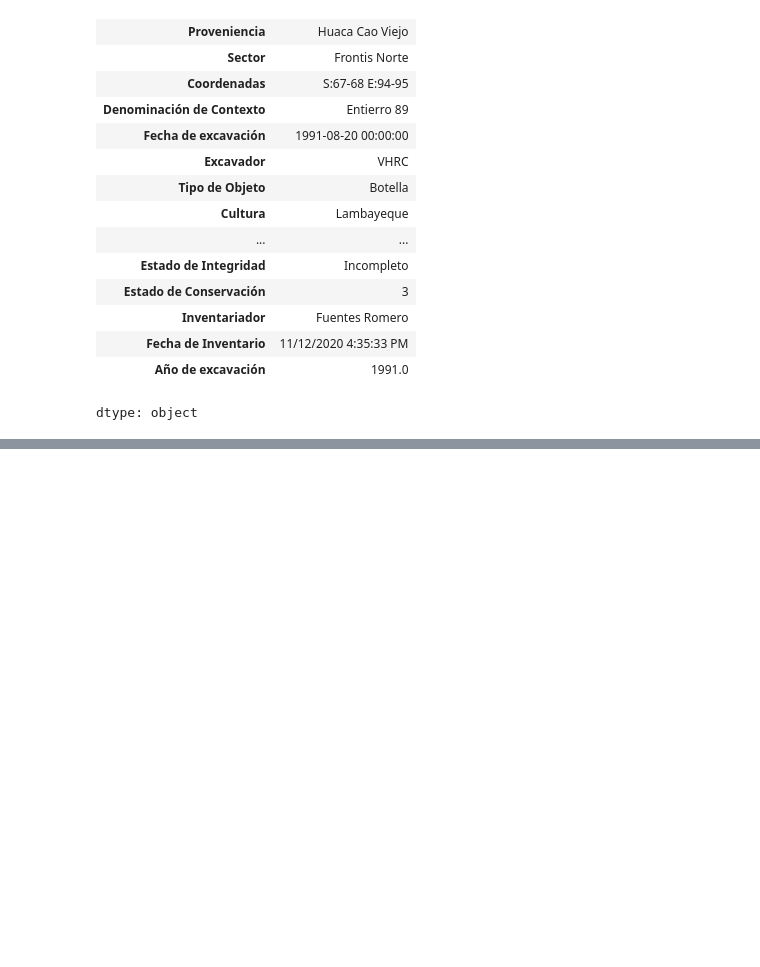
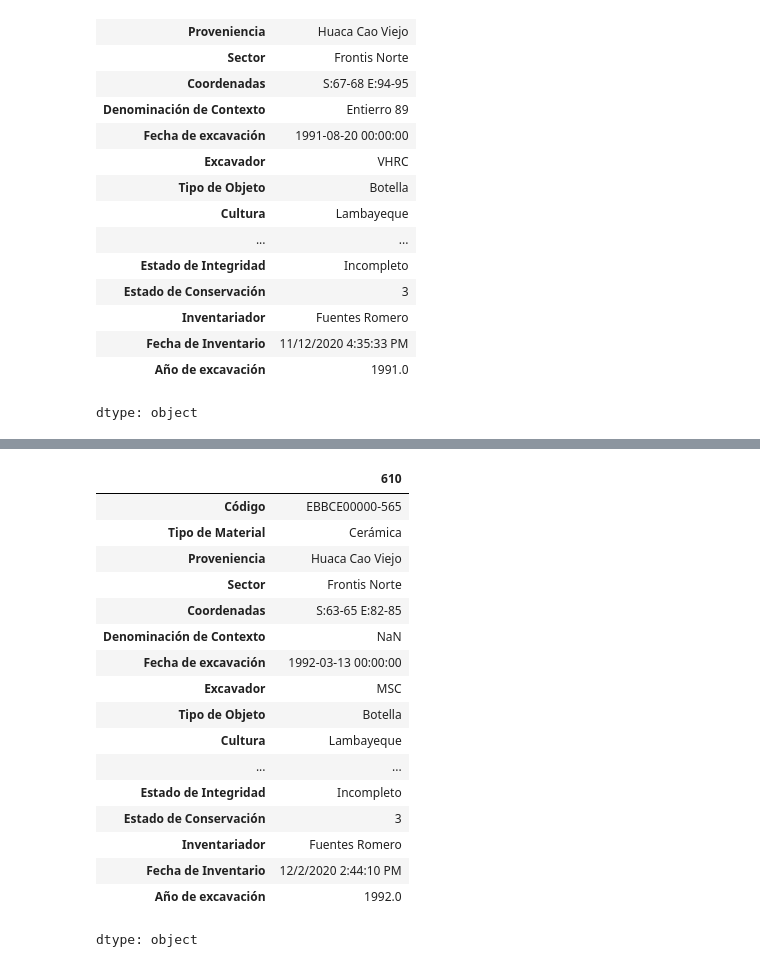
Before and after one commit to Charlez42/proyecto-final-hc-carlos-fuentes, a Jupyter notebook: TRABAJO_FINAL_HC_PIEZAS_CERÁMICAS_Último.ipynb, the cells around one changed output, grey strips where cells are left out. Drawn from its saved outputs; the diff is of its cells as text; code cells hidden in the pictures; blank space fills up the shorter version.

```diff
--- a/TRABAJO_FINAL_HC_PIEZAS_CERÁMICAS_Último.ipynb
+++ b/TRABAJO_FINAL_HC_PIEZAS_CERÁMICAS_Último.ipynb
@@ -545,3 +549,25 @@ new_filter_df.iloc[381]
 dtype: object
 # %% [markdown]
 ![image.png](embedded-picture-1)
+# %%
+# BUSCAMOS OTRO CÓDIGO HACIENDO ANALOGÍA CON EL DATAFRAME QUE AUN CONSRVA LA COLUMNA ID, TOMAMOS EL EJEMPLO 280
+new_filter_df.iloc[280]
+# %% [output]
+|  | 610 |
+| Código | EBBCE00000-565 |
+| Tipo de Material | Cerámica |
+| Proveniencia | Huaca Cao Viejo |
+| Sector | Frontis Norte |
+| Coordenadas | S:63-65 E:82-85 |
+| Denominación de Contexto | NaN |
+| Fecha de excavación | 1992-03-13 00:00:00 |
+| Excavador | MSC |
+| Tipo de Objeto | Botella |
+| Cultura | Lambayeque |
+| ... | ... |
+| Estado de Integridad | Incompleto |
+| Estado de Conservación | 3 |
+| Inventariador | Fuentes Romero |
+| Fecha de Inventario | 12/2/2020 2:44:10 PM |
+| Año de excavación | 1992.0 |
+dtype: object
```
Also changed, not shown: parts of 11 cells of this notebook.
